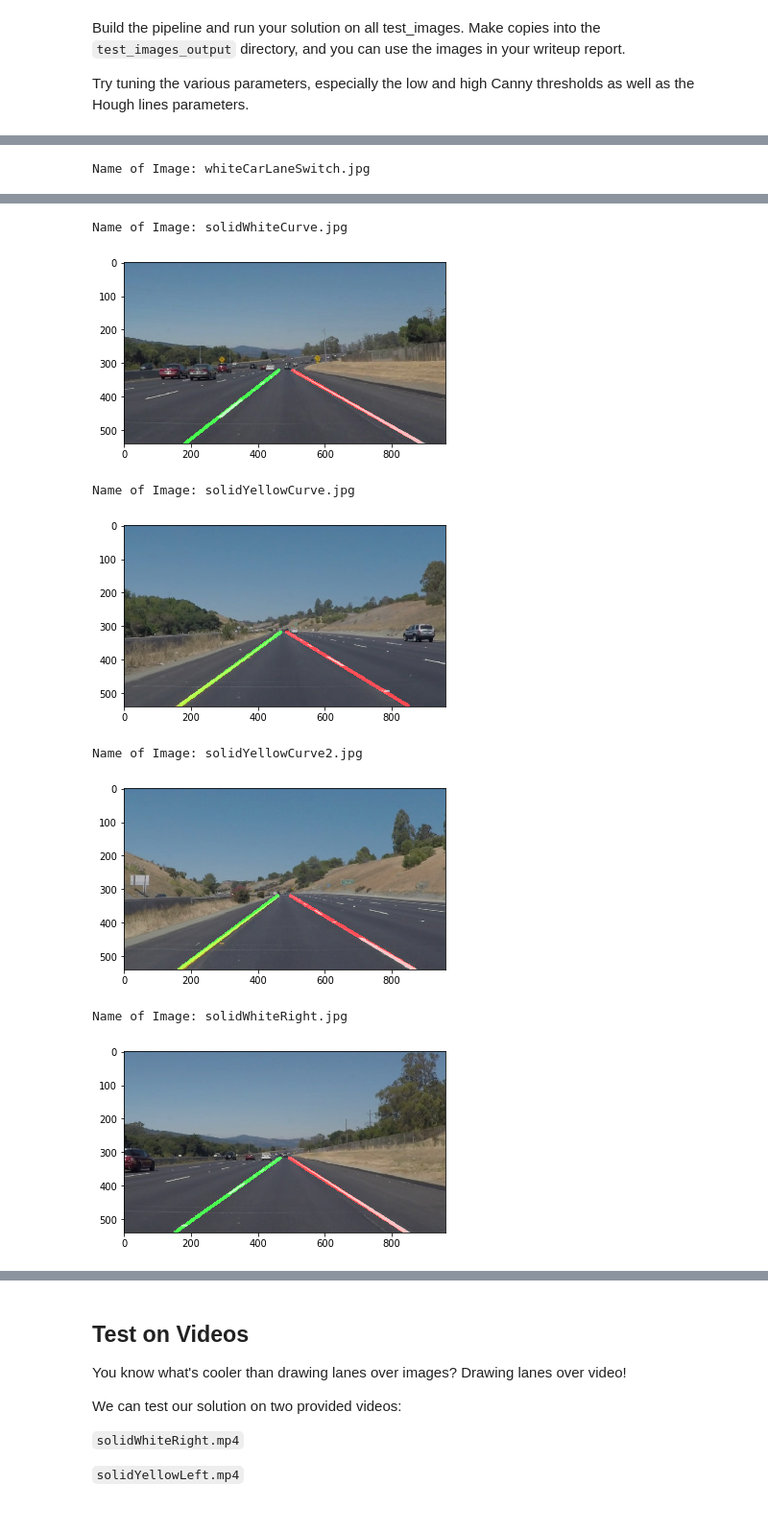
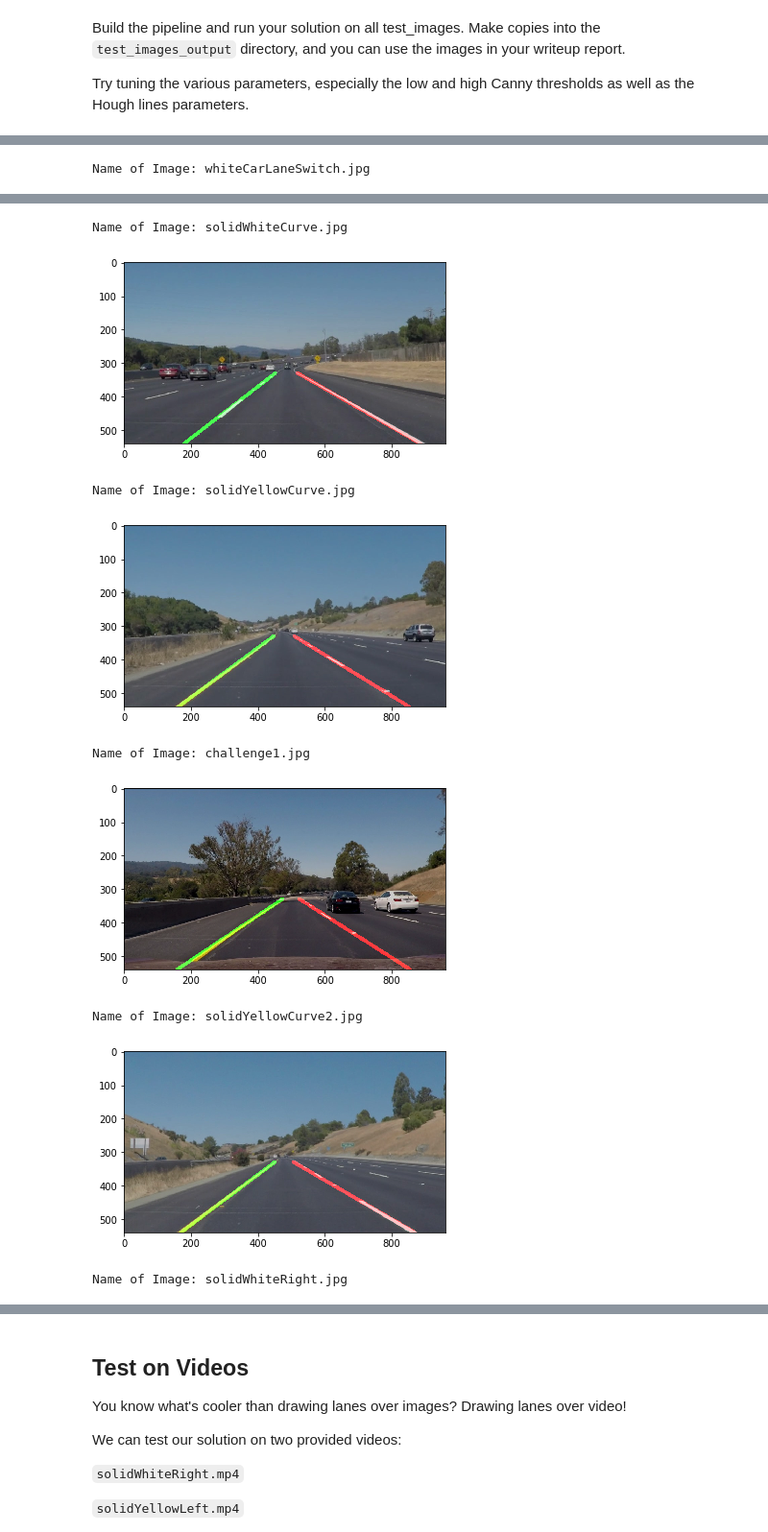
Before and after one commit to RobinCPC/CarND-LaneLines-P1, a Jupyter notebook: P1.ipynb, the cells around one changed output, grey strips where cells are left out. Shown at 96% size. Cells and saved outputs as stored; diff of their text form; code cells hidden in the pictures.

Commit message:
Let vertices of ROI to change depend on the size of image, and modify parameters of Hough Line

```diff
--- a/P1.ipynb
+++ b/P1.ipynb
@@ -164,11 +164,11 @@ def draw_lines(img, lines, color=[255, 0, 0], thickness=10):
             #print('x1, y1, x2, y2', x1,y1,x2,y2)
             #print('slope, offset: ', m, b)
             #print("Posssible not a lane line")
-            #cv2.line(img, (x1, y1), (x2, y2), [0, 0, 255], thickness)
+            #cv2.line(img, (x1, y1), (x2, y2), [0, 0, 255], 3)
             continue
     # initial parameters for slope, offset, ymax, ymin
     (ymax, xmax, _) = img.shape
-    ymin = ymax//2
+    ymin = int((330/540)*ymax)
     left_m, left_b = -0.65, (650/960)*xmax
     right_m, right_b = 0.65, 25
 
@@ -176,8 +176,9 @@ def draw_lines(img, lines, color=[255, 0, 0], thickness=10):
     if len(left_para):
         left_m, left_b = np.mean(left_para, axis=0).flatten()
     else:
+        #print("no left_para in this frame!")
         pass
-        #print("no left_para in this frame!")
+
 
     if len(right_para):
         right_m, right_b = np.mean(right_para, axis=0).flatten()
@@ -188,8 +189,8 @@ def draw_lines(img, lines, color=[255, 0, 0], thickness=10):
     if len(y_para):
         y1max, y2max = np.amax(y_para, axis=0).flatten()
         y1min, y2min = np.amin(y_para, axis=0).flatten()
-        ymax = int(max(y1max, y2max))
-        ymin = int(min(y1min, y2min))
+        #ymax = int(max(y1max, y2max))
+        #ymin = int(min(y1min, y2min))
     else:
         pass
         #print("no lane detect!")
@@ -281,7 +283,10 @@ for image in images:
 
     # Find the region of interest (ROI)
     imshape = gray.shape
-    vertices = np.array([[(0, imshape[0]), (450, 318), (489, 318), (imshape[1], imshape[0])]], dtype=np.int32)
+    left_vx = int((450/960)*imshape[1])
+    right_vx = int((489/960)*imshape[1])
+    vy = int((318/540)*imshape[0])
+    vertices = np.array([[( int(0.1*imshape[1]), imshape[0]), (left_vx, vy), (right_vx, vy), (imshape[1], imshape[0])]], dtype=np.int32)
     mask_edges = region_of_interest(edges, vertices)
     #plt.imshow(mask_edges)
     #plt.show()
@@ -289,9 +294,9 @@ for image in images:
     # Use Hough Line to find the straight line
     rho = 2  # distance resolution in pixels of the Hough grid
     theta = np.pi/180   # angular resolutions in radians of the Hough grid
-    threshold = 10      # minimum number of votes
-    min_line_length = 35
-    max_line_gap = 20
+    threshold = 5      # minimum number of votes
+    min_line_length = 25
+    max_line_gap = 10
     line_image = hough_lines(mask_edges, rho, theta, threshold, min_line_length, max_line_gap)
     #plt.imshow(line_image)
     #plt.show()
@@ -308,8 +313,9 @@ Name of Image: whiteCarLaneSwitch.jpg
 Name of Image: solidWhiteCurve.jpg
 [figure]
 Name of Image: solidYellowCurve.jpg
-[figure, old version]
+[figure, new version]
-Name of Image: solidYellowCurve2.jpg
+Name of Image: challenge1.jpg
-[figure, old version]
+[figure, new version]
-Name of Image: solidWhiteRight.jpg
+Name of Image: solidYellowCurve2.jpg
-[figure, old version]
+[figure, new version]
+Name of Image: solidWhiteRight.jpg
```
Also changed, not shown: parts of 5 cells of this notebook, 5 other files.
